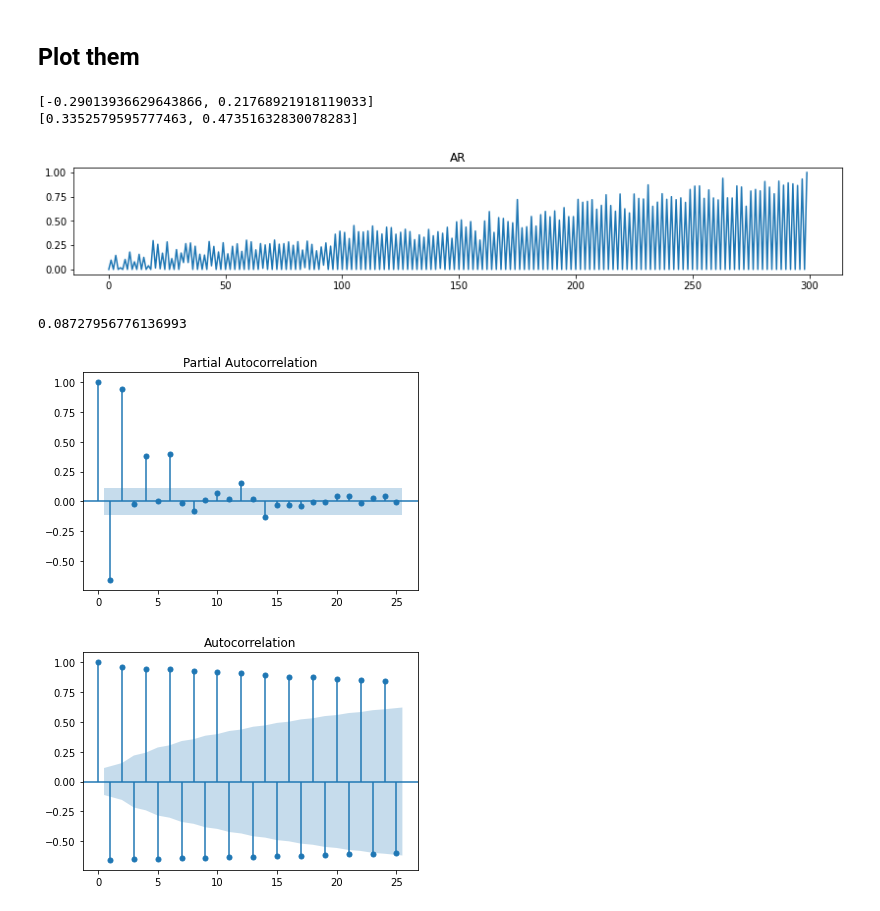
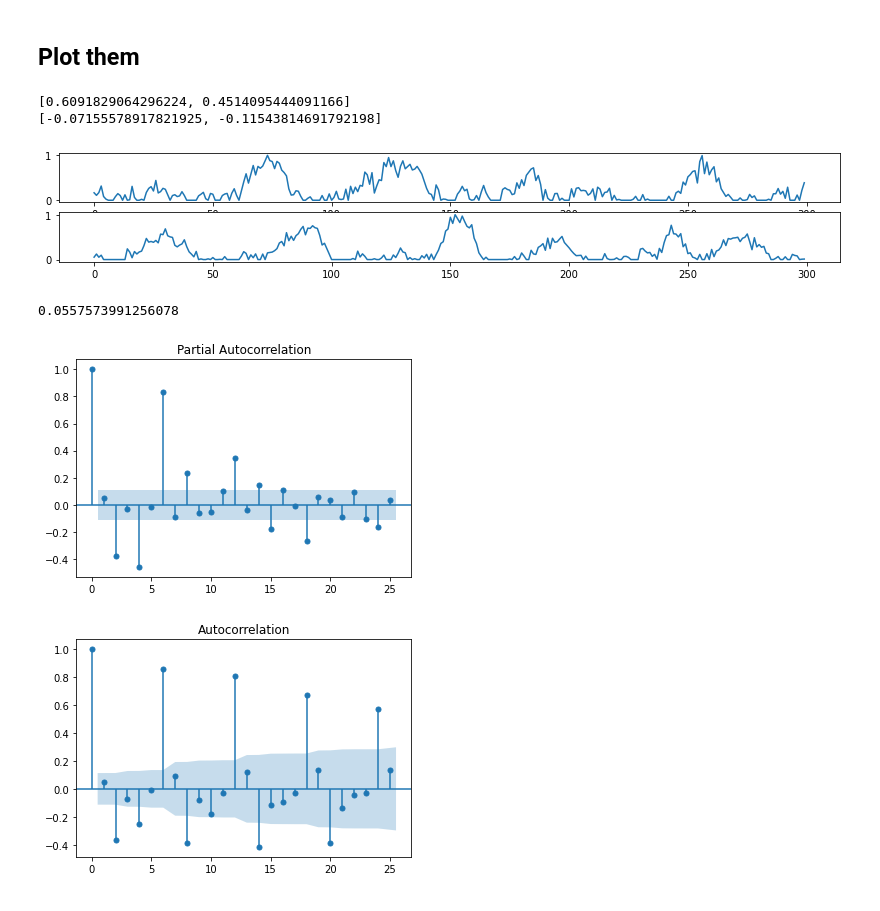
Before and after one commit to ThachAndrew/SyntheticTimeSeries, a Jupyter notebook: Synthetic Generator.ipynb, the cells around one changed output. Drawn from its saved outputs; the diff is of its cells as text; code cells hidden in the pictures.

Commit message:
Bottom generated series out at 0, generate multiple series

```diff
--- a/Synthetic Generator.ipynb
+++ b/Synthetic Generator.ipynb
@@ -359,31 +355,32 @@ array([0.94002406, 0.10849518])
 # %%
 variance = 0
 
-while variance < 0.08:
+while variance < 0.05:
     ar_coefs = [(x - 0.5) * 2 for x in np.random.rand(2)]
     sar_coefs = [(x - 0.5) * 2 for x in np.random.rand(2)]
 
-    ar_data = ARMA.generate_ar(n, ARMA.generate_sar_phis(ar_coefs, sar_coefs, 2, 6))
-    variance = np.var(ar_data / max(ar_data))
+    ar_data_1 = ARMA.generate_ar(n, ARMA.generate_sar_phis(ar_coefs, sar_coefs, 2, 6))
+    ar_data_2 = ARMA.generate_ar(n, ARMA.generate_sar_phis(ar_coefs, sar_coefs, 2, 6))
+    variance = min(np.var(ar_data_1 / max(ar_data_1)), np.var(ar_data_2 / max(ar_data_2)))
 
 print(ar_coefs)
 print(sar_coefs)
 
-fig, ax = plt.subplots(figsize=(14,2))
-ax.set_title("AR")
-ax.plot(ar_data / max(ar_data))
+fig, (ax1, ax2) = plt.subplots(2, figsize=(14,2))
+ax1.plot(ar_data_1 / max(ar_data_1))
+ax2.plot(ar_data_2 / max(ar_data_2))
 plt.show()
 # %% [output]
-[-0.29013936629643866, 0.21768921918119033]
-[0.3352579595777463, 0.47351632830078283]
+[0.6091829064296224, 0.4514095444091166]
+[-0.07155578917821925, -0.11543814691792198]
-[figure, old version]
+[figure, new version]
 # %%
 print(np.var(ar_data / max(ar_data)))
 # %% [output]
-0.08727956776136993
+0.0557573991256078
 # %%
 pacf = plot_pacf(np.array(ar_data))
 acf  = plot_acf(np.array(ar_data))
 # %% [output]
-[figure, old version]
+[figure, new version]
-[figure, old version]
+[figure, new version]
```
Also changed, not shown: parts of 1 cell of this notebook.
